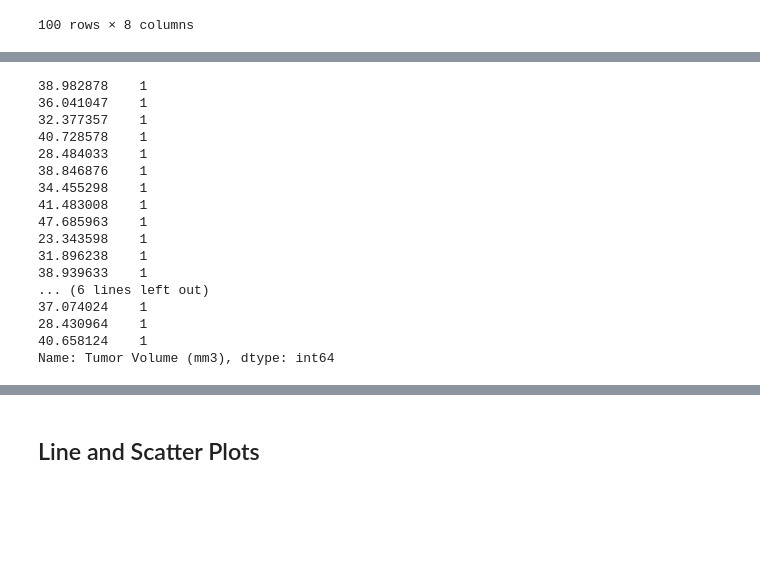
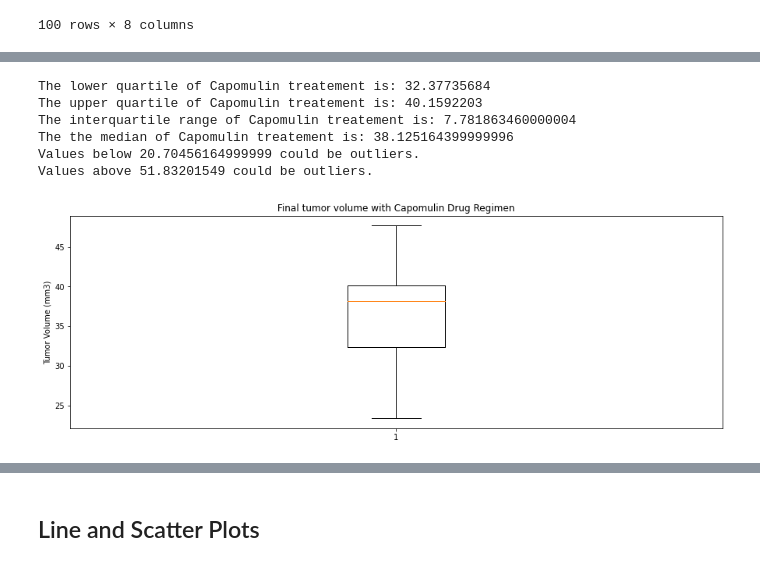
Before and after one commit to VijetaPuthran/Matplotlib, a Jupyter notebook: Pymaceuticals/pymaceuticals_starter.ipynb, the cells around one changed output, grey strips where cells are left out. Saved outputs shown, nothing was run; the diff lists cells and outputs as text; code cells hidden in the pictures; blank space fills up the shorter version.

Commit message:
Finalized boxplot script

```diff
--- a/Pymaceuticals/pymaceuticals_starter.ipynb
+++ b/Pymaceuticals/pymaceuticals_starter.ipynb
@@ -301,42 +279,7 @@ Name: Tumor Volume (mm3), dtype: float64
-# %%
-# Put treatments into a list for for loop (and later for plot labels)
-treatments = data_clean_df['Drug Regimen'].unique()
-treatments =['Ramicane', 'Capomulin', 'Infubinol', 'Placebo', 'Ceftamin',
-       'Stelasyn', 'Zoniferol', 'Ketapril', 'Propriva', 'Naftisol']
-# Create empty list to fill with tumor vol data (for plotting)
-sorted_df = merged_data.sort_values(["Drug Regimen", "Mouse ID", "Timepoint"], ascending=True)
-last_df = sorted_df.loc[sorted_df["Timepoint"] == 45]
-last_df.head().reset_index()
-capo_df = last_df[last_df["Drug Regimen"].isin(["Capomulin"])]
-capo_df.head().reset_index()
-capo_obj = capo_df.sort_values(["Tumor Volume (mm3)"], ascending=True).reset_index()
-capo_obj = capo_obj["Tumor Volume (mm3)"].value_counts()
-capo_obj
-# Calculate the IQR and quantitatively determine if there are any potential outliers.
-
-
-    # Locate the rows which contain mice on each drug and get the tumor volumes
-
-
-    # add subset
-
-
-    # Determine outliers using upper and lower bounds
-# %% [output]
-38.982878    1
-36.041047    1
-32.377357    1
-40.728578    1
-28.484033    1
-38.846876    1
-34.455298    1
-41.483008    1
-47.685963    1
-23.343598    1
-31.896238    1
-38.939633    1
-... (6 lines left out)
-37.074024    1
-28.430964    1
-40.658124    1
-Name: Tumor Volume (mm3), dtype: int64
+# %%
+# Locate the rows which contain mice on each drug and get the tumor volumes
+four_regimens_df['Drug Regimen'].value_counts()
+capomulin_data = four_regimens_df.loc[(four_regimens_df['Drug Regimen']=='Capomulin'),'Tumor Volume (mm3)']
+ramicane_data = four_regimens_df.loc[(four_regimens_df['Drug Regimen']=='Ramicane'),'Tumor Volume (mm3)']
+infubinol_data = four_regimens_df.loc[(four_regimens_df['Drug Regimen']=='Infubinol'),'Tumor Volume (mm3)']
+ceftamin_data = four_regimens_df.loc[(four_regimens_df['Drug Regimen']=='Ceftamin'),'Tumor Volume (mm3)']
@@ -342,0 +294,30 @@ Name: Tumor Volume (mm3), dtype: int64
+# %%
+#Calculations and Boxplot for Capomulin treatment data
+# Calculate the IQR and quantitatively determine if there are any potential outliers
+quartiles = capomulin_data.quantile([.25,.5,.75])
+lowerq = quartiles[0.25]
+upperq = quartiles[0.75]
+iqr = upperq-lowerq
+print(f"The lower quartile of Capomulin treatement is: {lowerq}")
+print(f"The upper quartile of Capomulin treatement is: {upperq}")
+print(f"The interquartile range of Capomulin treatement is: {iqr}")
+print(f"The the median of Capomulin treatement is: {quartiles[0.5]} ")
+ # Determine outliers using upper and lower bounds
+lower_bound = lowerq - (1.5*iqr)
+upper_bound = upperq + (1.5*iqr)
+print(f"Values below {lower_bound} could be outliers.")
+print(f"Values above {upper_bound} could be outliers.")
+#Boxplot for Capomulin regimen
+fig1, ax1 = plt.subplots()
+ax1.set_title('Final tumor volume with Capomulin Drug Regimen')
+ax1.set_ylabel('Tumor Volume (mm3)')
+ax1.boxplot(capomulin_data)
+plt.show()
+# %% [output]
+The lower quartile of Capomulin treatement is: 32.37735684
+The upper quartile of Capomulin treatement is: 40.1592203
+The interquartile range of Capomulin treatement is: 7.781863460000004
+The the median of Capomulin treatement is: 38.125164399999996
+Values below 20.70456164999999 could be outliers.
+Values above 51.83201549 could be outliers.
+[figure, added]
```
Also changed, not shown: parts of 5 cells of this notebook.
